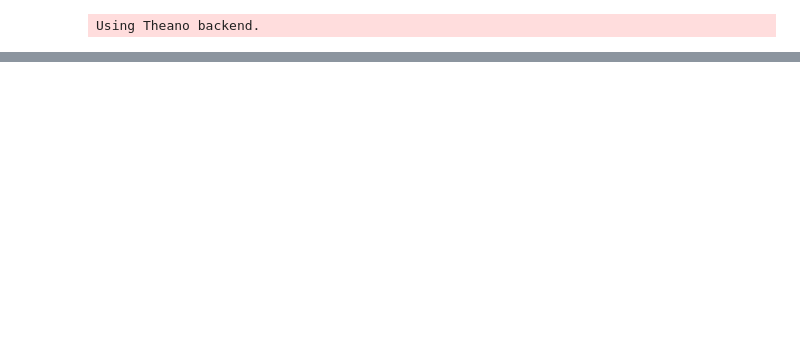
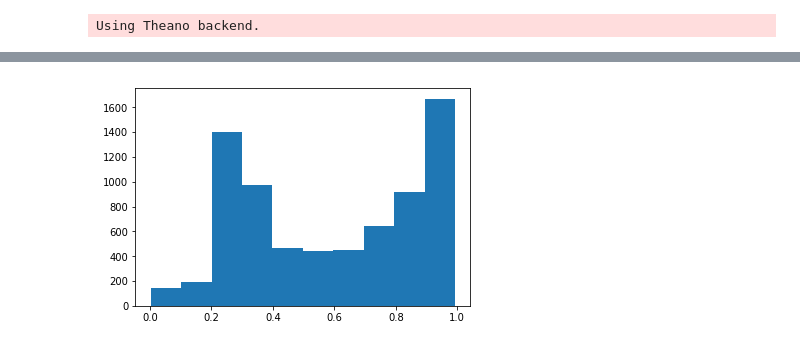
Before and after one commit to rab170/Bayesian-Neural-Networks, a Jupyter notebook: simple_BNN.ipynb, the cells around one changed output, grey strips where cells are left out. Cells and saved outputs as stored; diff of their text form; code cells hidden in the pictures; blank space fills up the shorter version.

```diff
--- a/simple_BNN.ipynb
+++ b/simple_BNN.ipynb
@@ -111,0 +128,17 @@ Accuracy = 100.0%
+# %%
+idx = mnist['target'] == 7
+sevens = mnist['data'][idx]
+
+out_of_dist = np.array(map(resize, sevens))/255.0
+
+ann_input.set_value(out_of_dist)
+ann_output.set_value(np.ones(out_of_dist.shape[1]))
+
+ppc = pm.sample_ppc(trace, model=neural_network, samples=1000)
+
+means = ppc['out'].mean(axis=0)
+stds = ppc['out'].std(axis=0)
+# %%
+plt.hist(means);
+# %% [output]
+[figure, added]
```
Also changed, not shown: parts of 10 cells of this notebook.
